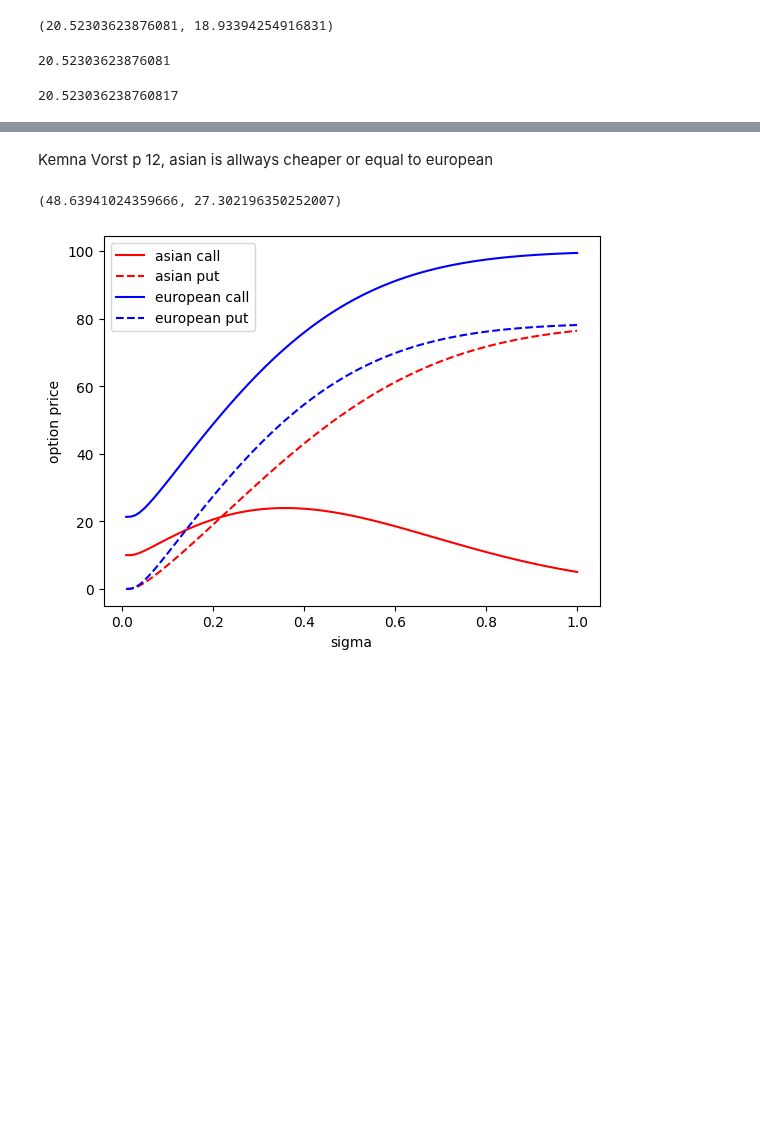
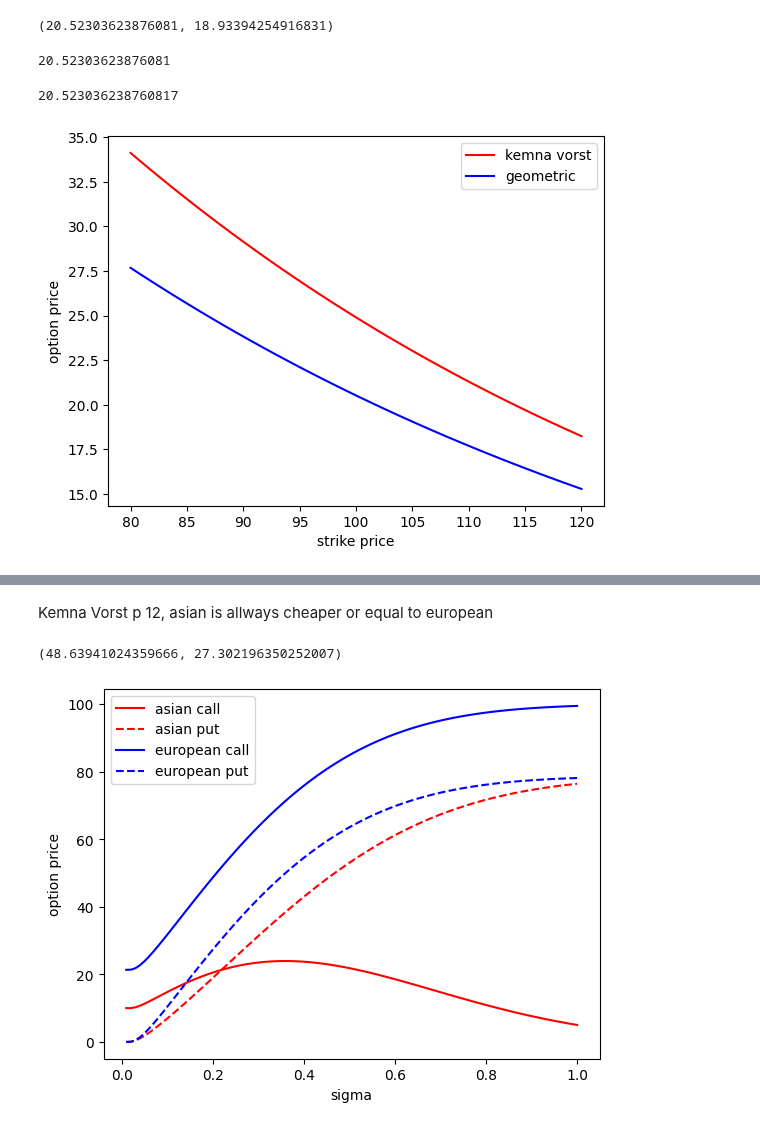
Before and after one commit to open-atmos/PyMPDATA, a Jupyter notebook: examples/PyMPDATA_examples/asian-option/analytic_solution.ipynb, the cells around one changed output, grey strips where cells are left out. Drawn from its saved outputs; the diff is of its cells as text; code cells hidden in the pictures; blank space fills up the shorter version.

Commit message:
asian opt more plots

```diff
--- a/examples/PyMPDATA_examples/asian-option/analytic_solution.ipynb
+++ b/examples/PyMPDATA_examples/asian-option/analytic_solution.ipynb
@@ -74,3 +74,19 @@ geometric_mkhize_general(t=0)[0]
 20.523036238760817
 # %%
 assert np.allclose(geometric_mkhize(), geometric_mkhize_general(t=0), rtol=1e-5)
+# %%
+K_s = np.linspace(80, 120, 100)
+C_kemna = []
+C_geometric = []
+for K in K_s:
+    C_kemna.append(kemna_vorst(K=K))
+    C_geometric.append(geometric_mkhize(K=K)[0])
+
+plt.plot(K_s, C_kemna, label='kemna vorst', color='red')
+plt.plot(K_s, C_geometric, label='geometric', color='blue')
+plt.legend()
+plt.xlabel('strike price')
+plt.ylabel('option price')
+plt.show()
+# %% [output]
+[figure, added]
```
Also changed, not shown: parts of 1 cell of this notebook.
